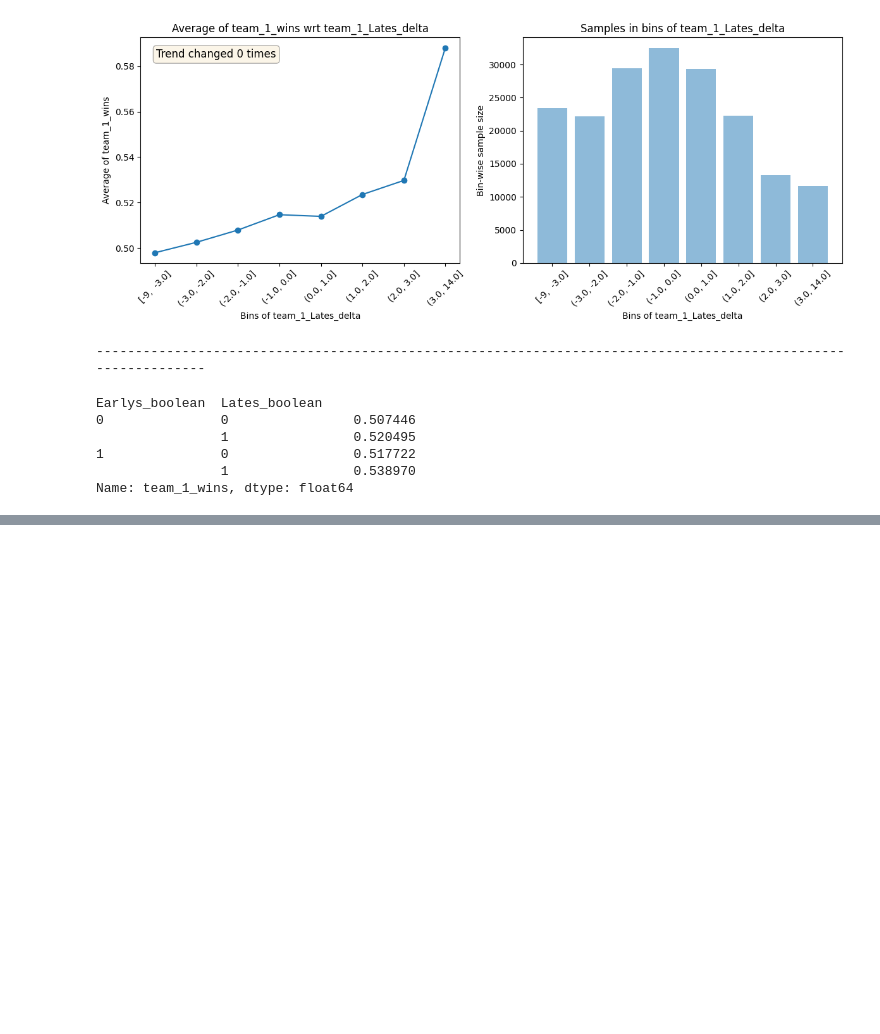
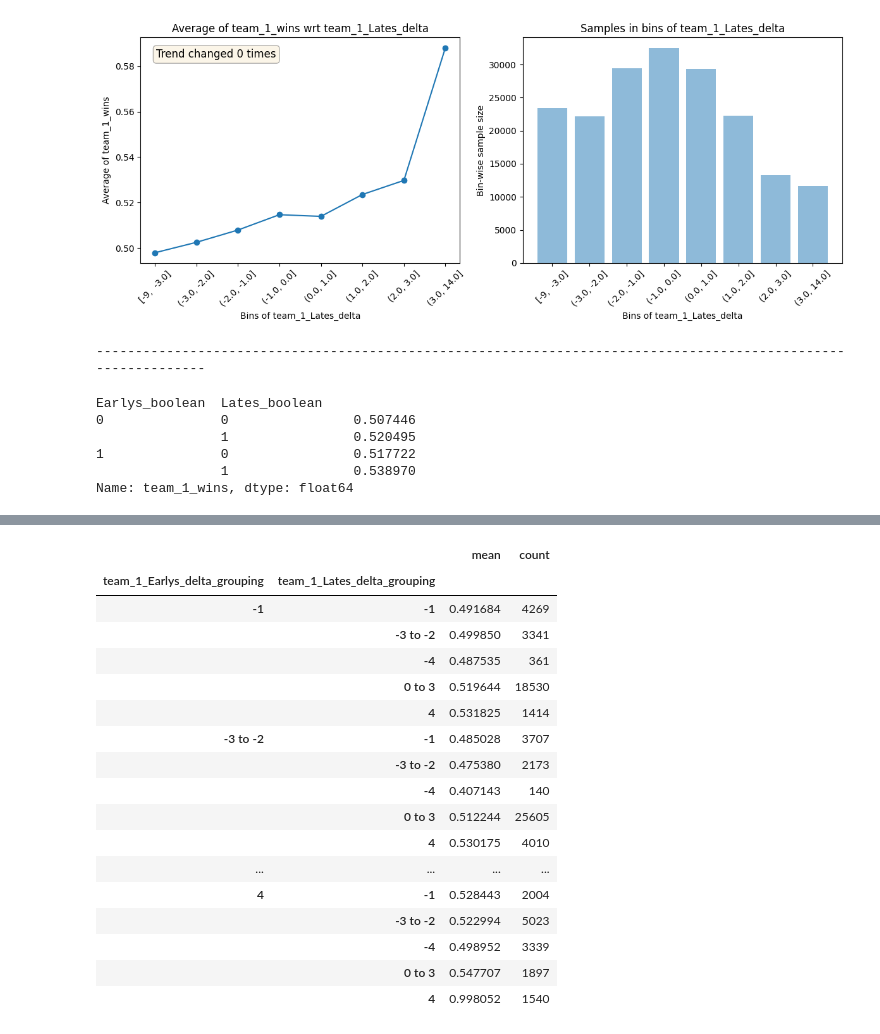
Before and after one commit to Peter-32/teamcompskaggle, a Jupyter notebook: new_dataset_used_main/Untitled.ipynb, the cells around one changed output, grey strips where cells are left out. Drawn from its saved outputs; the diff is of its cells as text; code cells hidden in the pictures; blank space fills up the shorter version.

```diff
--- a/new_dataset_used_main/Untitled.ipynb
+++ b/new_dataset_used_main/Untitled.ipynb
@@ -340,0 +355,23 @@ Name: team_1_wins, dtype: float64
+# %%
+match_df2['team_1_Earlys_delta_grouping'] = match_df2['team_1_Earlys_delta'].apply(lambda x: '4' if x >= 4 else '0 to 3' if x >= 0 else '-1' if x == -1 else '-3 to -2' if x >= -3 else '-4')
+match_df2['team_1_Lates_delta_grouping'] = match_df2['team_1_Lates_delta'].apply(lambda x: '4' if x >= 4 else '0 to 3' if x >= 0 else '-1' if x == -1 else '-3 to -2' if x >= -3 else '-4')
+pd.DataFrame(match_df2.groupby(['team_1_Earlys_delta_grouping', 'team_1_Lates_delta_grouping'])['team_1_wins'].agg(['mean','count']))
+# %% [output]
+|  |  | mean | count |
+| team_1_Earlys_delta_grouping | team_1_Lates_delta_grouping |  |  |
+| -1 | -1 | 0.491684 | 4269 |
+|  | -3 to -2 | 0.499850 | 3341 |
+|  | -4 | 0.487535 | 361 |
+|  | 0 to 3 | 0.519644 | 18530 |
+|  | 4 | 0.531825 | 1414 |
+| -3 to -2 | -1 | 0.485028 | 3707 |
+|  | -3 to -2 | 0.475380 | 2173 |
+|  | -4 | 0.407143 | 140 |
+|  | 0 to 3 | 0.512244 | 25605 |
+|  | 4 | 0.530175 | 4010 |
+| ... | ... | ... | ... |
+| 4 | -1 | 0.528443 | 2004 |
+|  | -3 to -2 | 0.522994 | 5023 |
+|  | -4 | 0.498952 | 3339 |
+|  | 0 to 3 | 0.547707 | 1897 |
+|  | 4 | 0.998052 | 1540 |
```
Also changed, not shown: parts of 3 cells of this notebook, 1 other file.
